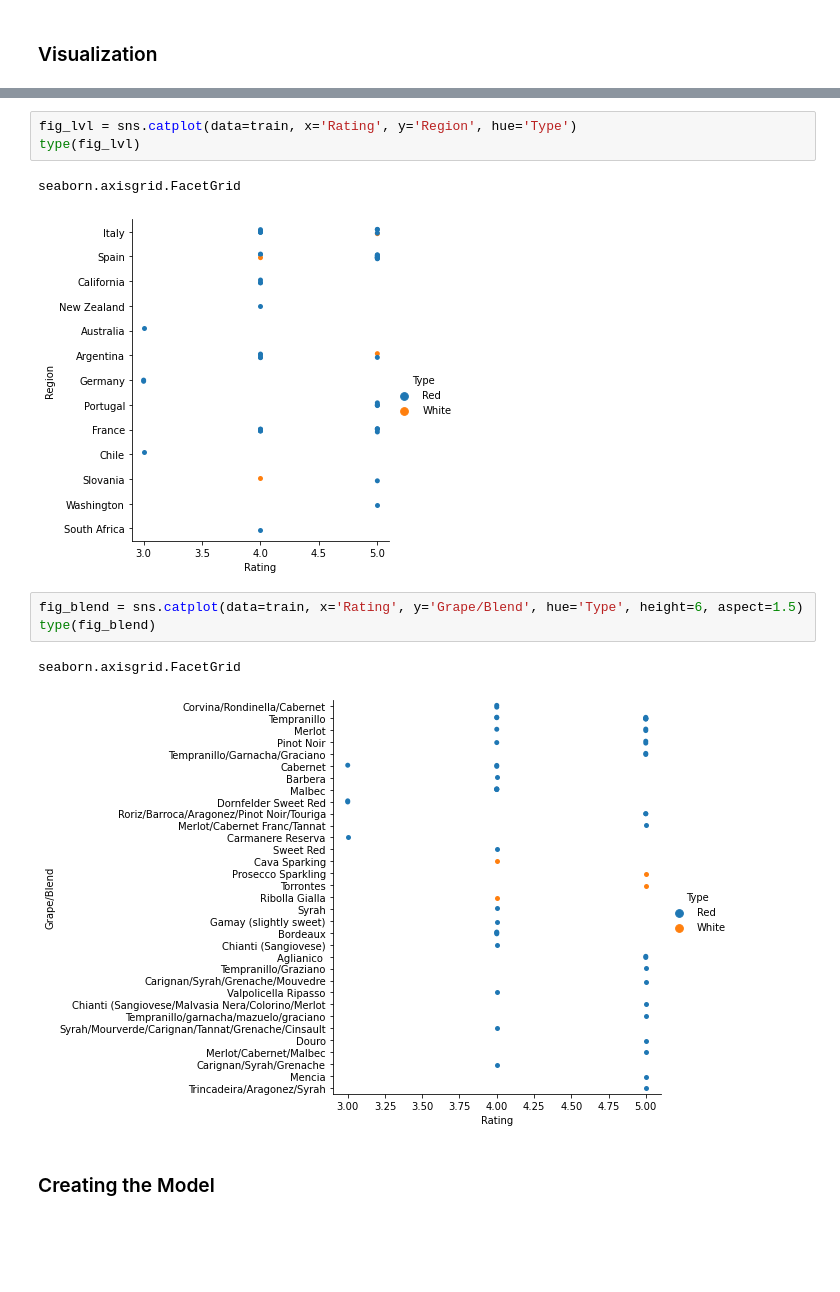
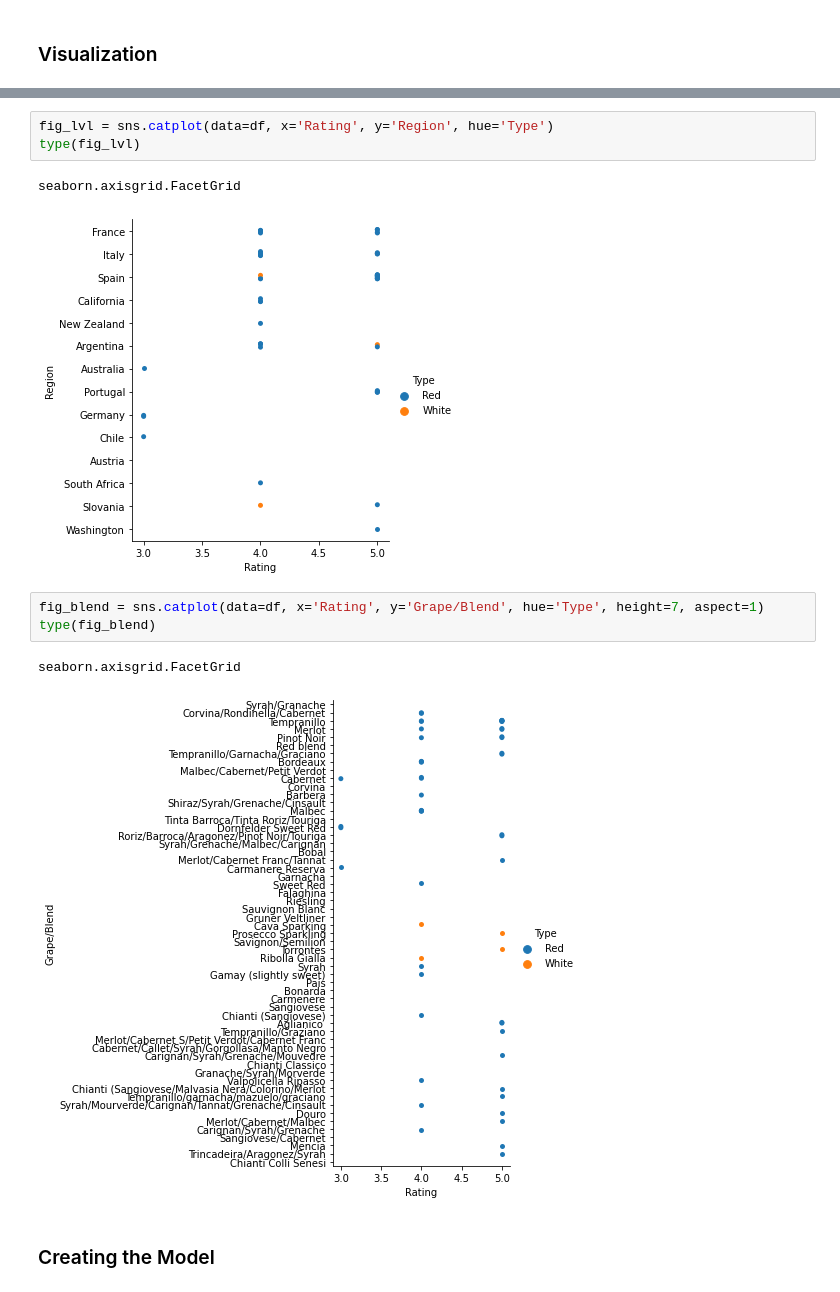
Before and after one commit to JenniferNolasco/wineInventory, a Jupyter notebook: wineInventory.ipynb, the cells around one changed output, grey strips where cells are left out. Drawn from its saved outputs; the diff is of its cells as text; blank space fills up the shorter version.

```diff
--- a/wineInventory.ipynb
+++ b/wineInventory.ipynb
@@ -172,15 +85,15 @@ sns.barplot(x='Vintage', y='Rating', data=train)
 # %%
-fig_lvl = sns.catplot(data=train, x='Rating', y='Region', hue='Type')
+fig_lvl = sns.catplot(data=df, x='Rating', y='Region', hue='Type')
 type(fig_lvl)
 # %% [output]
 seaborn.axisgrid.FacetGrid
-[figure, old version]
+[figure, new version]
 # %%
-fig_blend = sns.catplot(data=train, x='Rating', y='Grape/Blend', hue='Type', height=6, aspect=1.5)
+fig_blend = sns.catplot(data=df, x='Rating', y='Grape/Blend', hue='Type', height=7, aspect=1)
 type(fig_blend)
 # %% [output]
 seaborn.axisgrid.FacetGrid
-[figure, old version]
+[figure, new version]
 # %% [markdown]
 ### Creating the Model
 # %%
```
Also changed, not shown: parts of 25 cells of this notebook.
